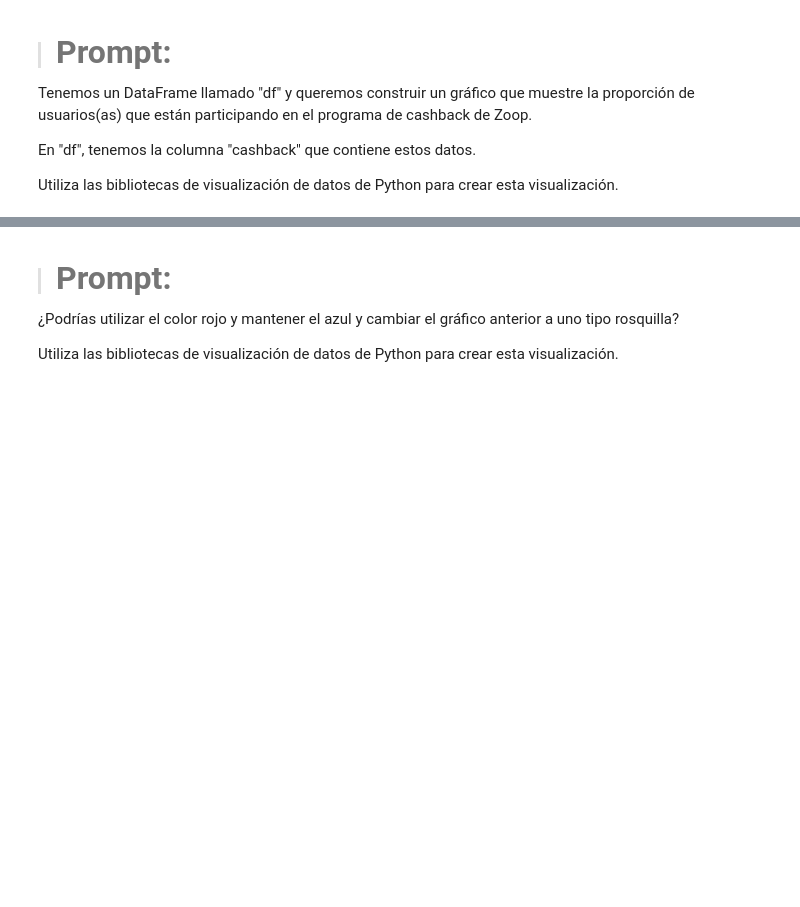
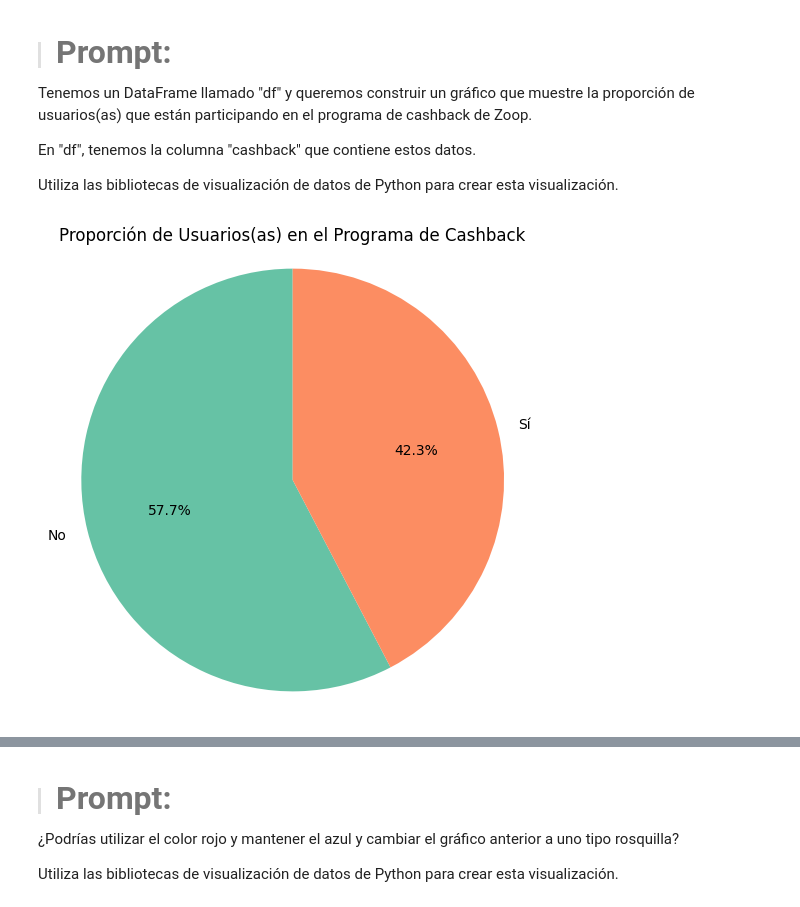
Before and after one commit to mg253a/IA_aplicada_a_ciencia_de_datos, a Jupyter notebook: IA_aplicada_a_ciencia_de_datos.ipynb, the cells around one changed output, grey strips where cells are left out. Drawn from its saved outputs; the diff is of its cells as text; code cells hidden in the pictures; blank space fills up the shorter version.

```diff
--- a/IA_aplicada_a_ciencia_de_datos.ipynb
+++ b/IA_aplicada_a_ciencia_de_datos.ipynb
@@ -679,3 +709,17 @@ Tenemos un DataFrame llamado "df" y queremos construir un gráfico que muestre l
 En "df", tenemos la columna "cashback" que contiene estos datos.
 
 Utiliza las bibliotecas de visualización de datos de Python para crear esta visualización.
+# %%
+#OPCION 1
+
+# Contar participación en el programa de cashback
+participacion_cashback = df['cashback'].value_counts()
+
+# Gráfico de TORTA
+plt.figure(figsize=(6, 6))
+plt.pie(participacion_cashback, labels=participacion_cashback.index, autopct='%1.1f%%', startangle=90, colors=['#66c2a5','#fc8d62'])
+plt.title('Proporción de Usuarios(as) en el Programa de Cashback')
+plt.axis('equal')  # Para que sea un círculo
+plt.show()
+# %% [output]
+[figure, added]
```
Also changed, not shown: parts of 4 cells of this notebook.
